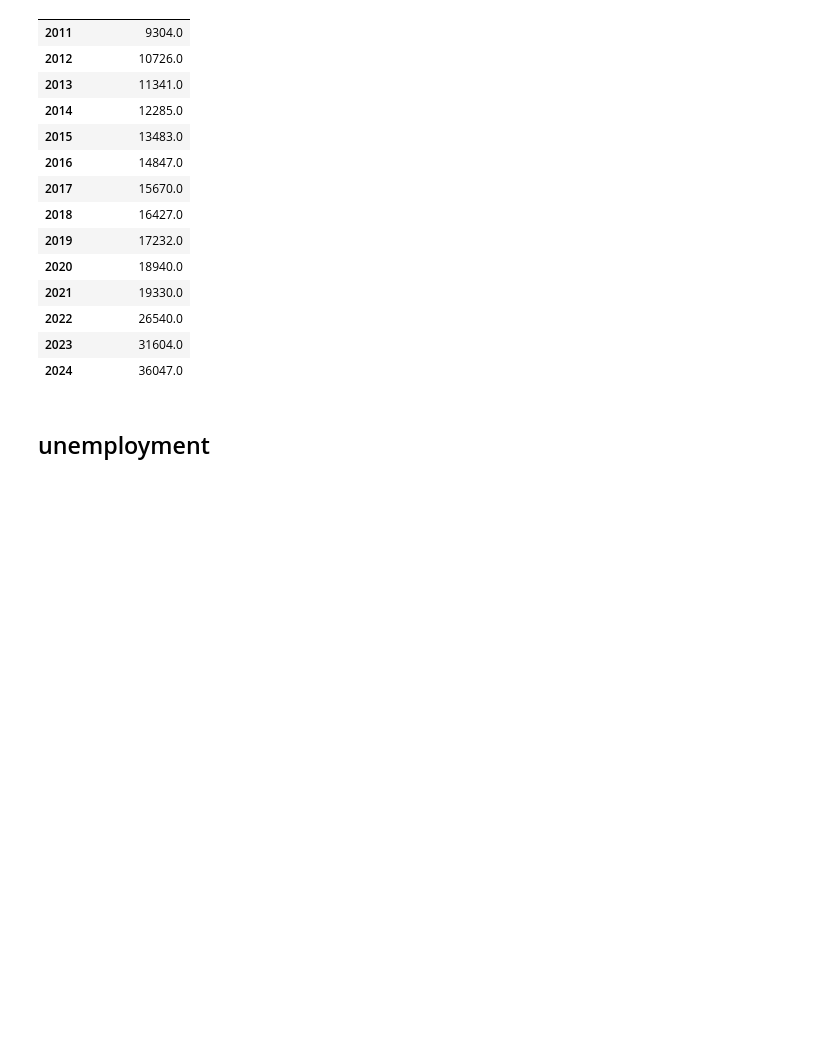
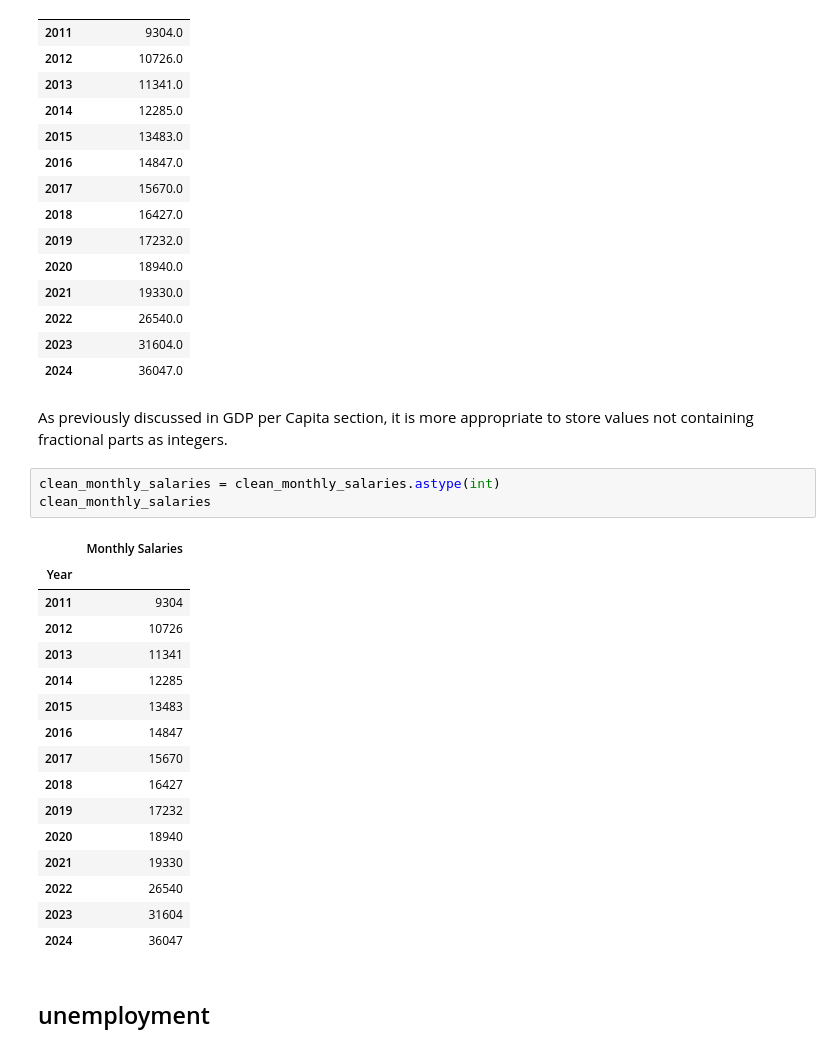
Before and after one commit to rus5sp/DAV-Project, a Jupyter notebook: cleaning.ipynb, the cells around one changed output. Saved outputs shown, nothing was run; the diff lists cells and outputs as text; blank space fills up the shorter version.

```diff
--- a/cleaning.ipynb
+++ b/cleaning.ipynb
@@ -582,6 +588,28 @@ clean_monthly_salaries
 | 2022 | 26540.0 |
 | 2023 | 31604.0 |
 | 2024 | 36047.0 |
+# %% [markdown]
+As previously discussed in GDP per Capita section, it is more appropriate to store values not containing fractional parts as integers.
+# %%
+clean_monthly_salaries = clean_monthly_salaries.astype(int)
+clean_monthly_salaries
+# %% [output]
+|  | Monthly Salaries |
+| Year |  |
+| 2011 | 9304 |
+| 2012 | 10726 |
+| 2013 | 11341 |
+| 2014 | 12285 |
+| 2015 | 13483 |
+| 2016 | 14847 |
+| 2017 | 15670 |
+| 2018 | 16427 |
+| 2019 | 17232 |
+| 2020 | 18940 |
+| 2021 | 19330 |
+| 2022 | 26540 |
+| 2023 | 31604 |
+| 2024 | 36047 |
 # %% [markdown]
 ## unemployment
 # %%
```
Also changed, not shown: parts of 12 cells of this notebook.
